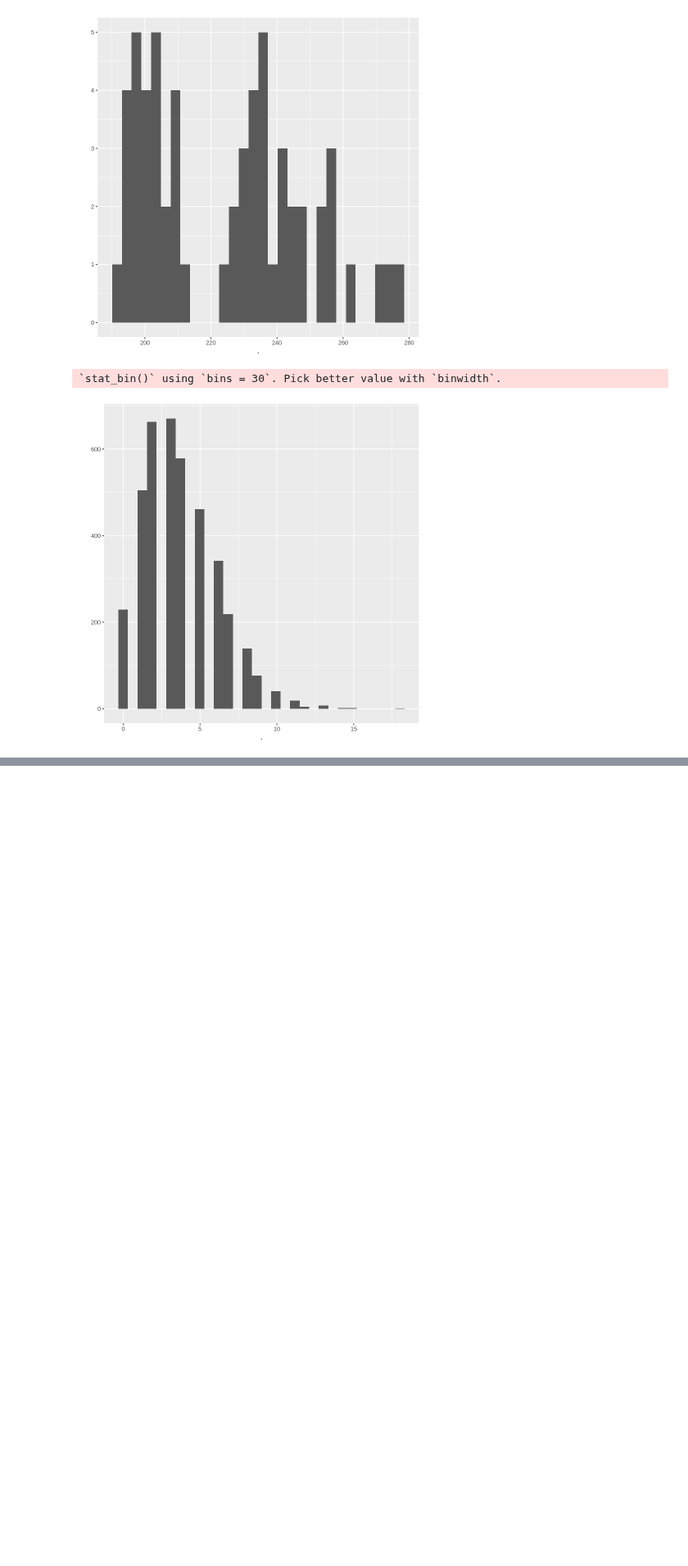
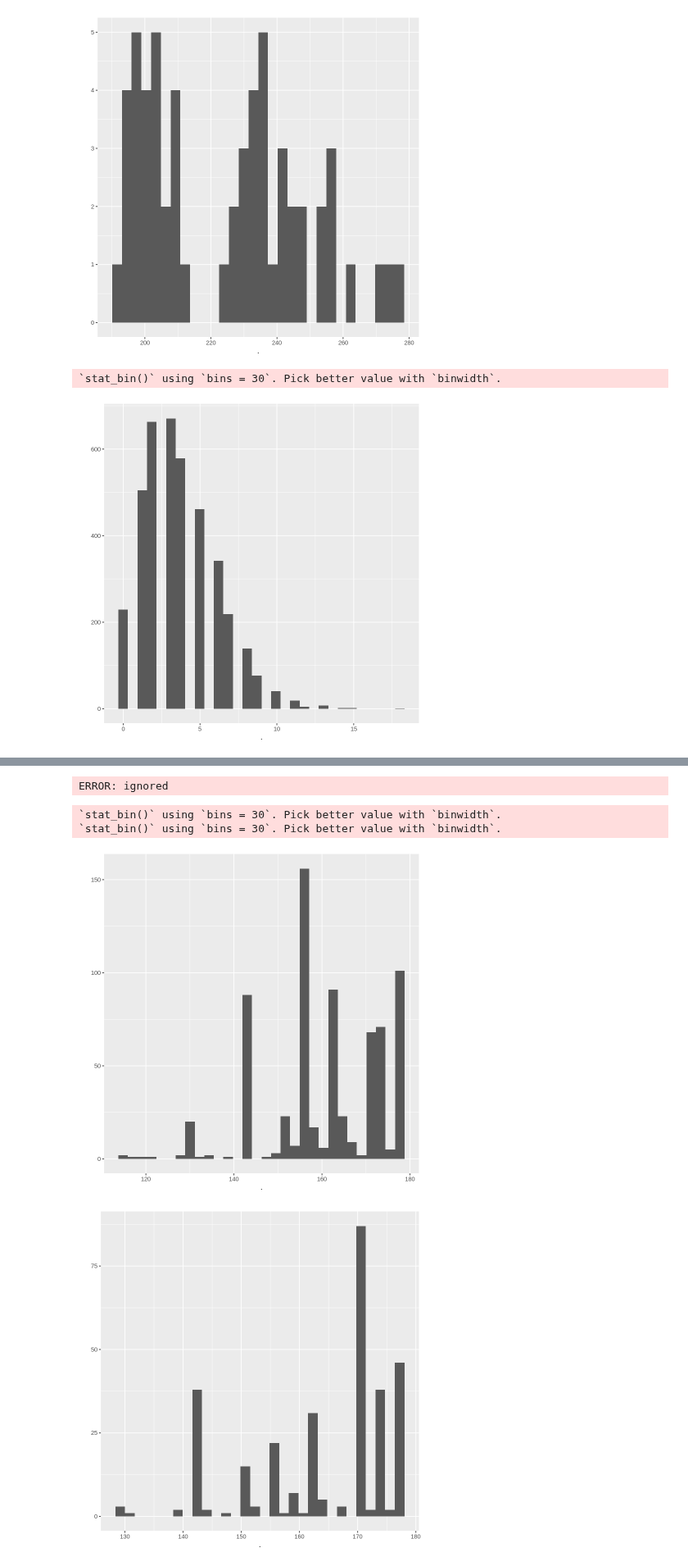
Before and after one commit to seismosmsr/hawaii_soils, a Jupyter notebook: Hawaii_Soils_Analysis.ipynb, the cells around one changed output, grey strips where cells are left out. Shown at 82% size. Cells and saved outputs as stored; diff of their text form; code cells hidden in the pictures; blank space fills up the shorter version.

```diff
--- a/Hawaii_Soils_Analysis.ipynb
+++ b/Hawaii_Soils_Analysis.ipynb
@@ -293,0 +298,12 @@ sim_dt[id==2762315] %>% nrow
+# %%
+p_value_dt
+# %% [output]
+ERROR: ignored
+# %%
+good_x %>% qplot
+bad_x %>% qplot
+# %% [output]
+`stat_bin()` using `bins = 30`. Pick better value with `binwidth`.
+`stat_bin()` using `bins = 30`. Pick better value with `binwidth`.
+[figure, added]
+[figure, added]
```
Also changed, not shown: parts of 38 cells of this notebook.
